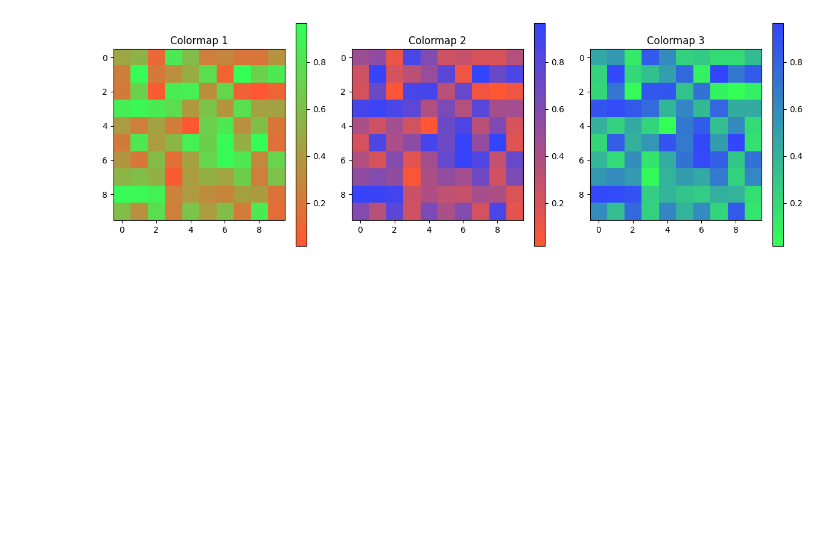
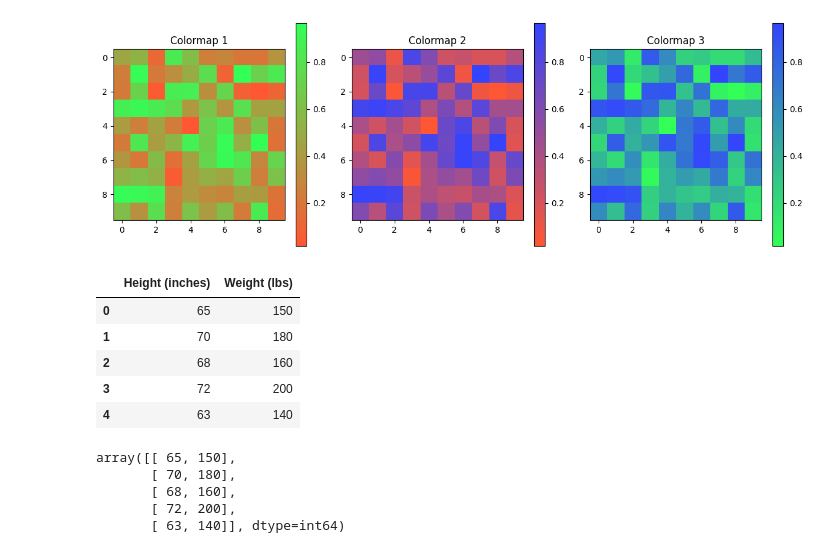
Before and after one commit to darthSoura/IML-Project-1, a Jupyter notebook: test.ipynb, the cells around one changed output. Saved outputs shown, nothing was run; the diff lists cells and outputs as text; code cells hidden in the pictures; blank space fills up the shorter version.

```diff
--- a/test.ipynb
+++ b/test.ipynb
@@ -127,3 +130,27 @@ plt.tight_layout()
 plt.show()
 # %% [output]
 [figure]
+# %%
+data = {
+    'Height (inches)': [65, 70, 68, 72, 63],
+    'Weight (lbs)': [150, 180, 160, 200, 140]
+}
+
+df = pd.DataFrame(data)
+# %%
+df
+# %% [output]
+|  | Height (inches) | Weight (lbs) |
+| 0 | 65 | 150 |
+| 1 | 70 | 180 |
+| 2 | 68 | 160 |
+| 3 | 72 | 200 |
+| 4 | 63 | 140 |
+# %%
+df.values
+# %% [output]
+array([[ 65, 150],
+       [ 70, 180],
+       [ 68, 160],
+       [ 72, 200],
+       [ 63, 140]], dtype=int64)
```
Also changed, not shown: parts of 2 cells of this notebook, 2 other files.
